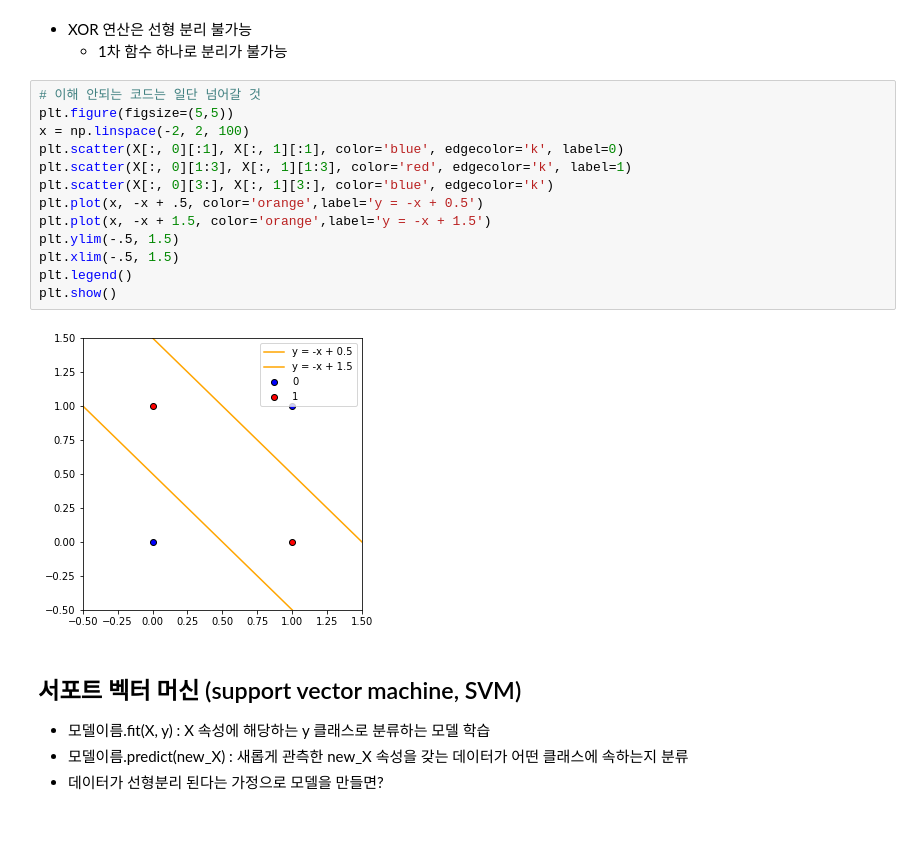
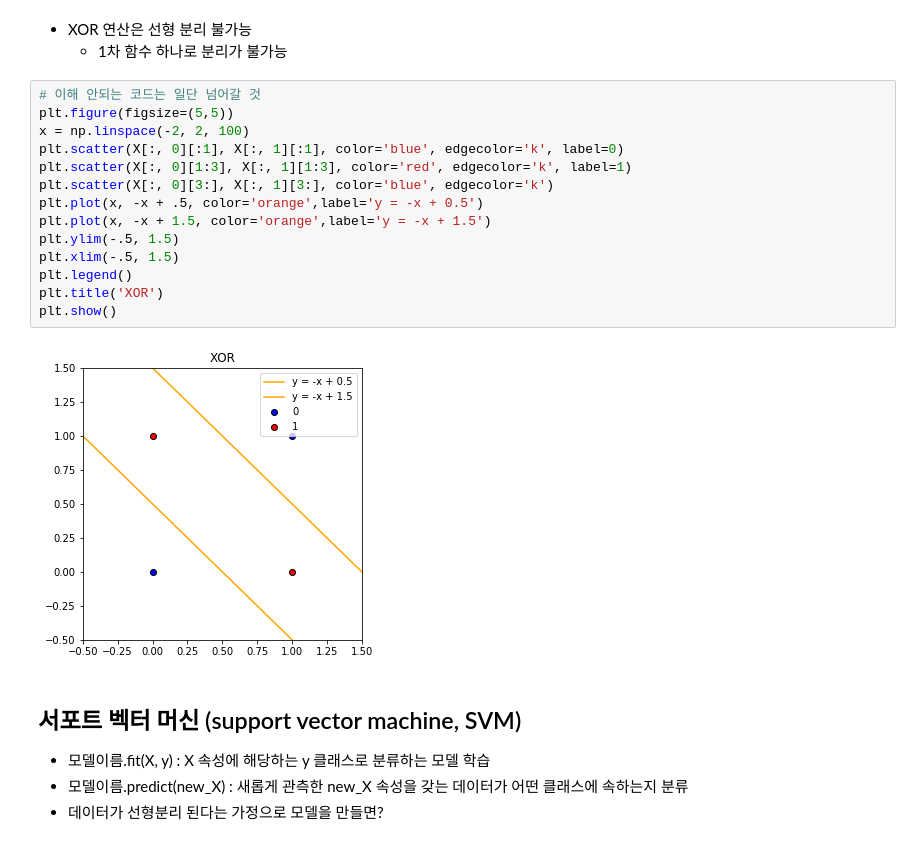
Before and after one commit to WoongheeLee/class-2020-Artificial-Intelligence-and-Future-Society, a Jupyter notebook: week08/machinelearning_introduction.ipynb, the cells around one changed output. Drawn from its saved outputs; the diff is of its cells as text.

```diff
--- a/week08/machinelearning_introduction.ipynb
+++ b/week08/machinelearning_introduction.ipynb
@@ -132,18 +201,19 @@ y = np.array(y)
 # %%
 # 이해 안되는 코드는 일단 넘어갈 것
 plt.figure(figsize=(5,5))
 x = np.linspace(-2, 2, 100)
 plt.scatter(X[:, 0][:1], X[:, 1][:1], color='blue', edgecolor='k', label=0)
 plt.scatter(X[:, 0][1:3], X[:, 1][1:3], color='red', edgecolor='k', label=1)
 plt.scatter(X[:, 0][3:], X[:, 1][3:], color='blue', edgecolor='k')
 plt.plot(x, -x + .5, color='orange',label='y = -x + 0.5')
 plt.plot(x, -x + 1.5, color='orange',label='y = -x + 1.5')
 plt.ylim(-.5, 1.5)
 plt.xlim(-.5, 1.5)
 plt.legend()
+plt.title('XOR')
 plt.show()
 # %% [output]
-[figure, old version]
+[figure, new version]
 # %% [markdown]
 ## 서포트 벡터 머신 (support vector machine, SVM)
 * 모델이름.fit(X, y) : X 속성에 해당하는 y 클래스로 분류하는 모델 학습
```
Also changed, not shown: parts of 44 cells of this notebook.
